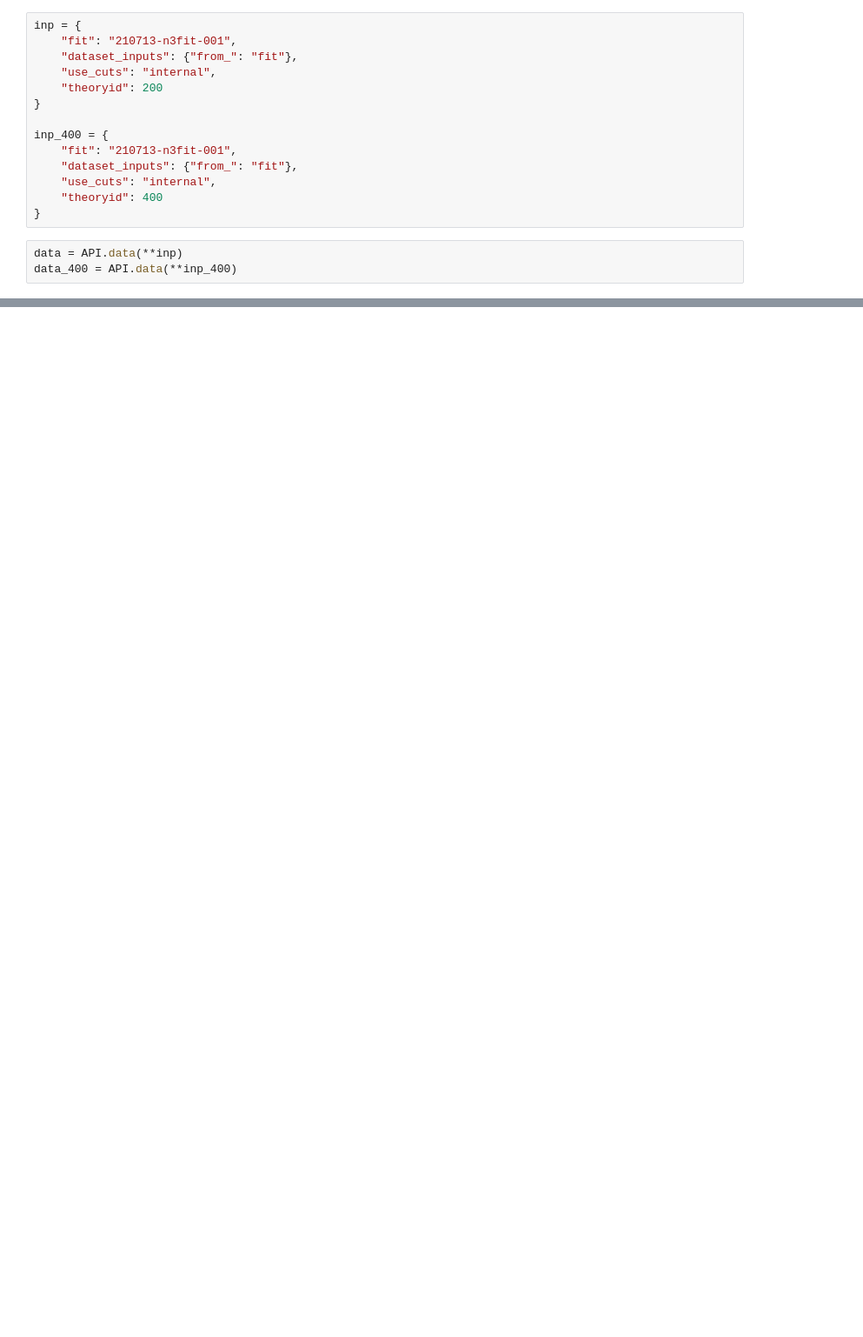
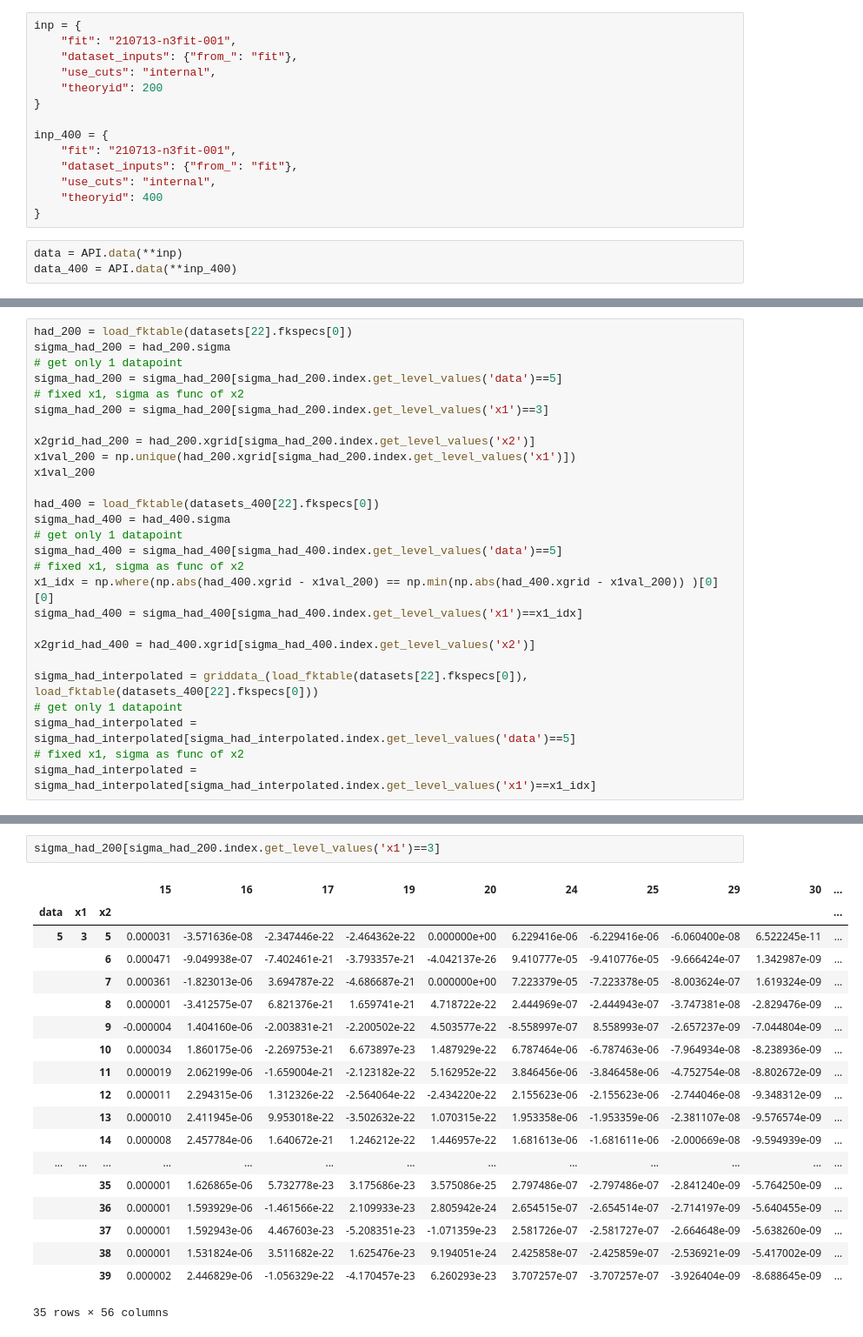
Before and after one commit to HEP-PBSP/colibri, a Jupyter notebook: super_net/examples/example_notebooks/FKtable_grids.ipynb, the cells around one changed output, grey strips where cells are left out. Shown at 87% size. Drawn from its saved outputs; the diff is of its cells as text; blank space fills up the shorter version.

```diff
--- a/super_net/examples/example_notebooks/FKtable_grids.ipynb
+++ b/super_net/examples/example_notebooks/FKtable_grids.ipynb
@@ -144,0 +381,27 @@ for d, grp in fktable_dis.sigma.groupby(fktable_dis.sigma.index.get_level_values
+# %%
+had_200 = load_fktable(datasets[22].fkspecs[0])
+sigma_had_200 = had_200.sigma
+# get only 1 datapoint
+sigma_had_200 = sigma_had_200[sigma_had_200.index.get_level_values('data')==5]
+# fixed x1, sigma as func of x2
+sigma_had_200 = sigma_had_200[sigma_had_200.index.get_level_values('x1')==3]
+
+x2grid_had_200 = had_200.xgrid[sigma_had_200.index.get_level_values('x2')]
+x1val_200 = np.unique(had_200.xgrid[sigma_had_200.index.get_level_values('x1')])
+x1val_200
+
+had_400 = load_fktable(datasets_400[22].fkspecs[0])
+sigma_had_400 = had_400.sigma
+# get only 1 datapoint
+sigma_had_400 = sigma_had_400[sigma_had_400.index.get_level_values('data')==5]
+# fixed x1, sigma as func of x2
+x1_idx = np.where(np.abs(had_400.xgrid - x1val_200) == np.min(np.abs(had_400.xgrid - x1val_200)) )[0][0]
+sigma_had_400 = sigma_had_400[sigma_had_400.index.get_level_values('x1')==x1_idx]
+
+x2grid_had_400 = had_400.xgrid[sigma_had_400.index.get_level_values('x2')]
+
+sigma_had_interpolated = griddata_(load_fktable(datasets[22].fkspecs[0]), load_fktable(datasets_400[22].fkspecs[0]))
+# get only 1 datapoint
+sigma_had_interpolated = sigma_had_interpolated[sigma_had_interpolated.index.get_level_values('data')==5]
+# fixed x1, sigma as func of x2
+sigma_had_interpolated = sigma_had_interpolated[sigma_had_interpolated.index.get_level_values('x1')==x1_idx]
@@ -144,0 +445,22 @@ for d, grp in fktable_dis.sigma.groupby(fktable_dis.sigma.index.get_level_values
+# %%
+sigma_had_200[sigma_had_200.index.get_level_values('x1')==3]
+# %% [output]
+|  |  |  | 15 | 16 | 17 | 19 | 20 | 24 | 25 | 29 | 30 | ... |
+| data | x1 | x2 |  |  |  |  |  |  |  |  |  | ... |
+| 5 | 3 | 5 | 0.000031 | -3.571636e-08 | -2.347446e-22 | -2.464362e-22 | 0.000000e+00 | 6.229416e-06 | -6.229416e-06 | -6.060400e-08 | 6.522245e-11 | ... |
+|  |  | 6 | 0.000471 | -9.049938e-07 | -7.402461e-21 | -3.793357e-21 | -4.042137e-26 | 9.410777e-05 | -9.410776e-05 | -9.666424e-07 | 1.342987e-09 | ... |
+|  |  | 7 | 0.000361 | -1.823013e-06 | 3.694787e-22 | -4.686687e-21 | 0.000000e+00 | 7.223379e-05 | -7.223378e-05 | -8.003624e-07 | 1.619324e-09 | ... |
+|  |  | 8 | 0.000001 | -3.412575e-07 | 6.821376e-21 | 1.659741e-21 | 4.718722e-22 | 2.444969e-07 | -2.444943e-07 | -3.747381e-08 | -2.829476e-09 | ... |
+|  |  | 9 | -0.000004 | 1.404160e-06 | -2.003831e-21 | -2.200502e-22 | 4.503577e-22 | -8.558997e-07 | 8.558993e-07 | -2.657237e-09 | -7.044804e-09 | ... |
+|  |  | 10 | 0.000034 | 1.860175e-06 | -2.269753e-21 | 6.673897e-23 | 1.487929e-22 | 6.787464e-06 | -6.787463e-06 | -7.964934e-08 | -8.238936e-09 | ... |
+|  |  | 11 | 0.000019 | 2.062199e-06 | -1.659004e-21 | -2.123182e-22 | 5.162952e-22 | 3.846456e-06 | -3.846458e-06 | -4.752754e-08 | -8.802672e-09 | ... |
+|  |  | 12 | 0.000011 | 2.294315e-06 | 1.312326e-22 | -2.564064e-22 | -2.434220e-22 | 2.155623e-06 | -2.155623e-06 | -2.744046e-08 | -9.348312e-09 | ... |
+|  |  | 13 | 0.000010 | 2.411945e-06 | 9.953018e-22 | -3.502632e-22 | 1.070315e-22 | 1.953358e-06 | -1.953359e-06 | -2.381107e-08 | -9.576574e-09 | ... |
+|  |  | 14 | 0.000008 | 2.457784e-06 | 1.640672e-21 | 1.246212e-22 | 1.446957e-22 | 1.681613e-06 | -1.681611e-06 | -2.000669e-08 | -9.594939e-09 | ... |
+| ... | ... | ... | ... | ... | ... | ... | ... | ... | ... | ... | ... | ... |
+|  |  | 35 | 0.000001 | 1.626865e-06 | 5.732778e-23 | 3.175686e-23 | 3.575086e-25 | 2.797486e-07 | -2.797486e-07 | -2.841240e-09 | -5.764250e-09 | ... |
+|  |  | 36 | 0.000001 | 1.593929e-06 | -1.461566e-22 | 2.109933e-23 | 2.805942e-24 | 2.654515e-07 | -2.654514e-07 | -2.714197e-09 | -5.640455e-09 | ... |
+|  |  | 37 | 0.000001 | 1.592943e-06 | 4.467603e-23 | -5.208351e-23 | -1.071359e-23 | 2.581726e-07 | -2.581727e-07 | -2.664648e-09 | -5.638260e-09 | ... |
+|  |  | 38 | 0.000001 | 1.531824e-06 | 3.511682e-22 | 1.625476e-23 | 9.194051e-24 | 2.425858e-07 | -2.425859e-07 | -2.536921e-09 | -5.417002e-09 | ... |
+|  |  | 39 | 0.000002 | 2.446829e-06 | -1.056329e-22 | -4.170457e-23 | 6.260293e-23 | 3.707257e-07 | -3.707257e-07 | -3.926404e-09 | -8.688645e-09 | ... |
+35 rows × 56 columns
```
Also changed, not shown: parts of 30 cells of this notebook.
